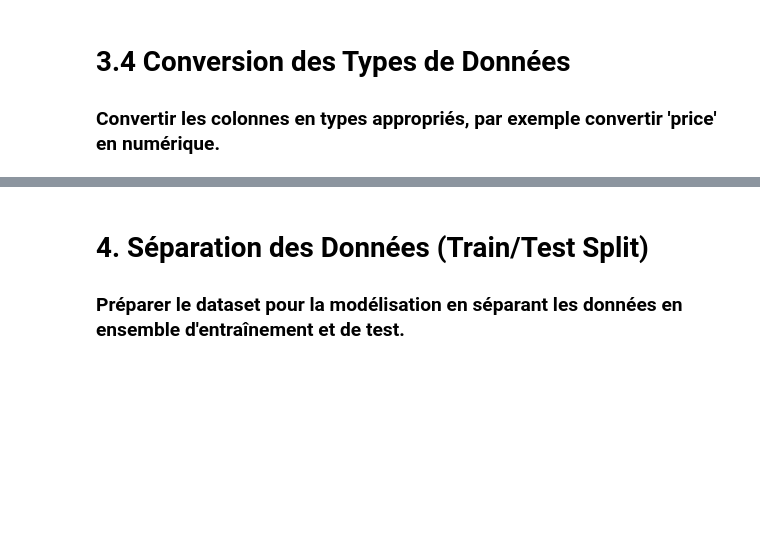
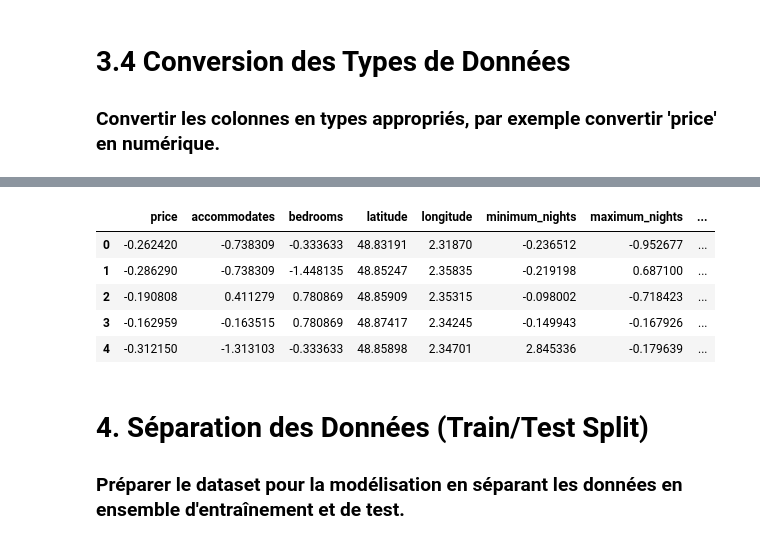
Before and after one commit to TheoPERSONNE/ProjetAirBNB, a Jupyter notebook: AirBnBDataSet.ipynb, the cells around one changed output, grey strips where cells are left out. Saved outputs shown, nothing was run; the diff lists cells and outputs as text; code cells hidden in the pictures; blank space fills up the shorter version.

```diff
--- a/AirBnBDataSet.ipynb
+++ b/AirBnBDataSet.ipynb
@@ -100,11 +91,9 @@ print(df.head())
 ## 3.2 Suppression des Doublons
 ### Identifier et supprimer les doublons dans le dataset.
 # %%
+colonnes_cles = ['price', 'room_type', 'neighbourhood_cleansed', 'minimum_nights', 'number_of_reviews']
+df_cleaned = df.drop_duplicates(subset=colonnes_cles, keep='first')
 
-df_cleaned = df.drop_duplicates(subset=['price', 'room_type', 'neighbourhood', 'minimum_nights', 'number_of_reviews'], keep='first')
-
-print(df_cleaned)
-
-print("Doublons avant suppression :", df.duplicated().sum())
-print("Doublons après suppression :", df_cleaned.duplicated().sum())
+print("Doublons avant suppression :", df.duplicated(subset=colonnes_cles).sum())
+print("Doublons après suppression :", df_cleaned.duplicated(subset=colonnes_cles).sum())
 # %% [output]
@@ -150,12 +151,21 @@ dtype: int64
  # 3.4 Conversion des Types de Données
 ### Convertir les colonnes en types appropriés, par exemple convertir 'price' en numérique.
 # %%
-# 1. Encodage des variables catégorielles
+df_cleaned = df_cleaned.copy()
+
 label_encoder = LabelEncoder()
 
 df_cleaned['room_type_encoded'] = label_encoder.fit_transform(df_cleaned['room_type'])
-df_cleaned['neighbourhood_encoded'] = label_encoder.fit_transform(df_cleaned['neighbourhood'])
+df_cleaned['neighbourhood_encoded'] = label_encoder.fit_transform(df_cleaned['neighbourhood_cleansed'])
+
+# Extraction du nombre de salles de bain à partir de la colonne 'bathrooms_text'
+df_cleaned['bathrooms_count'] = df_cleaned['bathrooms_text'].apply(lambda x: int(re.search(r'\d+', str(x)).group()) if re.search(r'\d+', str(x)) else 0)
+
+# Conversion en booléen
+df_cleaned['host_is_superhost'] = df_cleaned['host_is_superhost'].map({'t': True, 'f': False})
+df_cleaned['instant_bookable'] = df_cleaned['instant_bookable'].map({'t': True, 'f': False})
 
 # Vérification de l'encodage
-df_cleaned[['room_type', 'room_type_encoded', 'neighbourhood', 'neighbourhood_encoded']].head()
+
+df_cleaned.info()
 # %% [output]
@@ -168,6 +189,6 @@ df_cleaned[['room_type', 'room_type_encoded', 'neighbourhood', 'neighbourhood_en
 # %%
 # SUPPRESSION DES COLONNES INUTILES
-df_cleaned = df_cleaned.drop(columns=['room_type', 'neighbourhood'])
+df_cleaned = df_cleaned.drop(columns=['bathrooms_text','room_type','neighbourhood_cleansed'])
 df_cleaned.info()
 # %% [output]
 <class 'pandas.core.frame.DataFrame'>
@@ -187,6 +210,0 @@ memory usage: 1.6 MB
-# %%
-scaler = StandardScaler()
-df_cleaned[['price','minimum_nights', 'number_of_reviews']] = scaler.fit_transform(df_cleaned[['price','minimum_nights', 'number_of_reviews']])
-
-# Vérification après normalisation
-df_cleaned.describe()
@@ -279,3 +299,18 @@ plt.show()
+# %%
+scaler = StandardScaler()
+
+colonnes_numeriques = ['price', 'accommodates', 'bedrooms','minimum_nights','maximum_nights','number_of_reviews','review_scores_rating','bathrooms_count'] #latitude et longitude??
+
+df_cleaned[colonnes_numeriques] = scaler.fit_transform(df_cleaned[colonnes_numeriques])
+
+df_cleaned.head()
+# %% [output]
+|  | price | accommodates | bedrooms | latitude | longitude | minimum_nights | maximum_nights | ... |
+| 0 | -0.262420 | -0.738309 | -0.333633 | 48.83191 | 2.31870 | -0.236512 | -0.952677 | ... |
+| 1 | -0.286290 | -0.738309 | -1.448135 | 48.85247 | 2.35835 | -0.219198 | 0.687100 | ... |
+| 2 | -0.190808 | 0.411279 | 0.780869 | 48.85909 | 2.35315 | -0.098002 | -0.718423 | ... |
+| 3 | -0.162959 | -0.163515 | 0.780869 | 48.87417 | 2.34245 | -0.149943 | -0.167926 | ... |
+| 4 | -0.312150 | -1.313103 | -0.333633 | 48.85898 | 2.34701 | 2.845336 | -0.179639 | ... |
 # %% [markdown]
  # 4. Séparation des Données (Train/Test Split)
 ### Préparer le dataset pour la modélisation en séparant les données en ensemble d'entraînement et de test.
```
Also changed, not shown: parts of 15 cells of this notebook, 1 other file.
